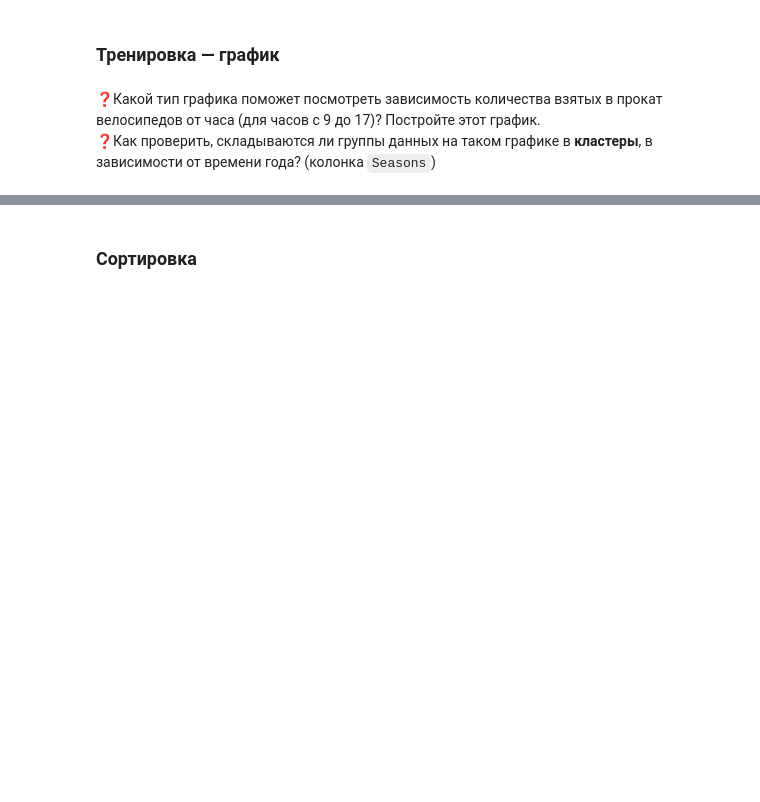
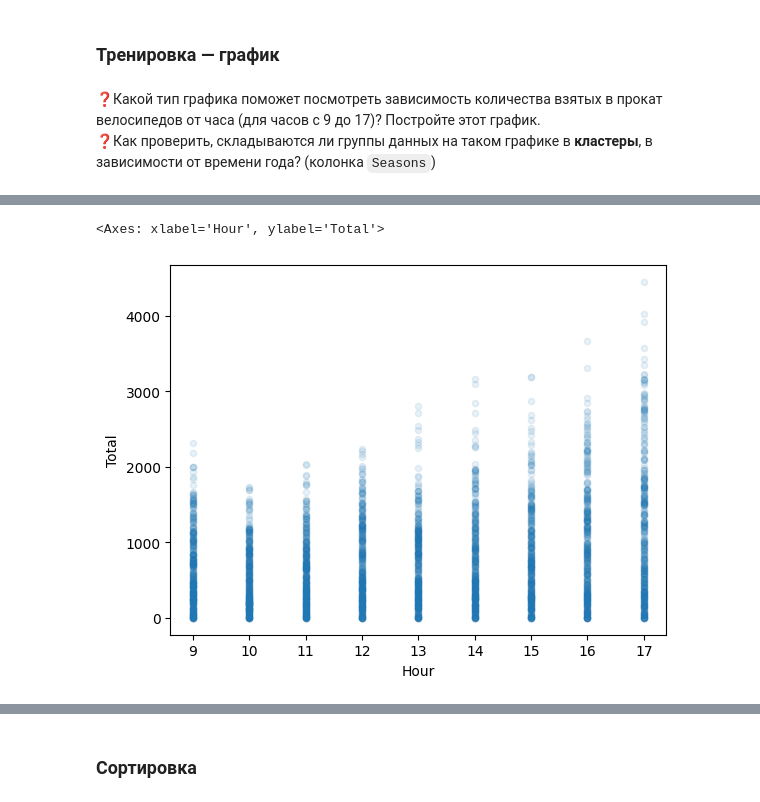
Before and after one commit to bamaxi/dataan-2023-arthist, a Jupyter notebook: seminars/11-andan-filter_sort.ipynb, the cells around one changed output, grey strips where cells are left out. Saved outputs shown, nothing was run; the diff lists cells and outputs as text; code cells hidden in the pictures; blank space fills up the shorter version.

```diff
--- a/seminars/11-andan-filter_sort.ipynb
+++ b/seminars/11-andan-filter_sort.ipynb
@@ -363,0 +707,5 @@ bikes[bikes["Hour"].between(9, 17)]["Total"].mean()
+# %%
+bikes[bikes["Hour"].between(9, 17)].plot.scatter("Hour", "Total", alpha=0.1)
+# %% [output]
+<Axes: xlabel='Hour', ylabel='Total'>
+[figure, added]
```
Also changed, not shown: parts of 58 cells of this notebook.
